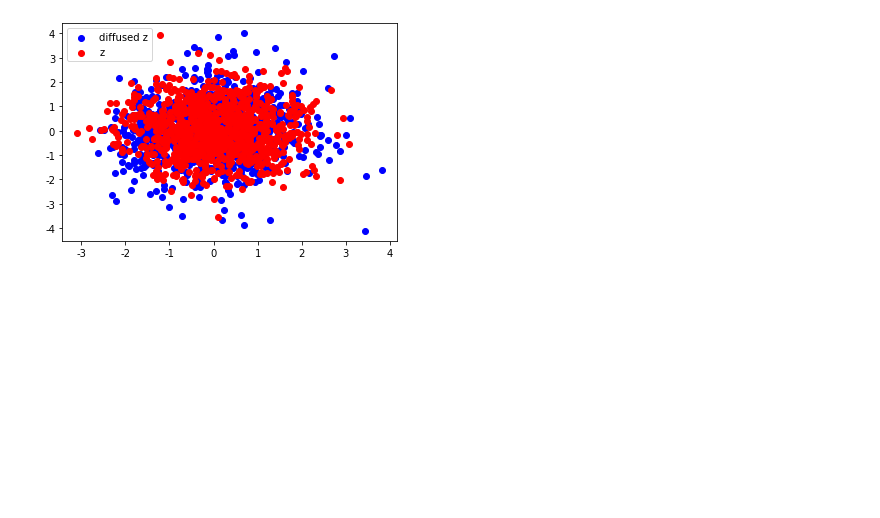
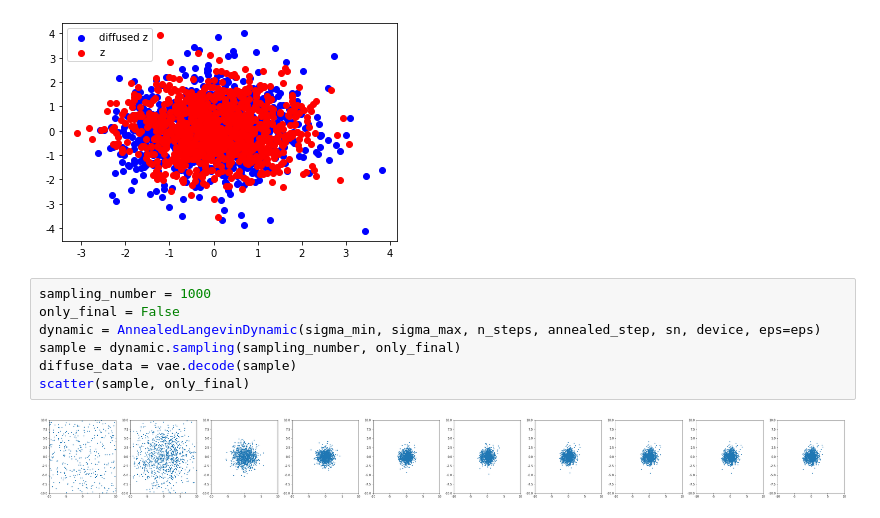
Before and after one commit to wangxuuu/LSGM-demo, a Jupyter notebook: cluster2_DAE_demo.ipynb, the cells around one changed output. Saved outputs shown, nothing was run; the diff lists cells and outputs as text; blank space fills up the shorter version.

Commit message:
add plot

```diff
--- a/cluster2_DAE_demo.ipynb
+++ b/cluster2_DAE_demo.ipynb
@@ -152,3 +152,12 @@ plt.legend()
 # %% [output]
 <matplotlib.legend.Legend at 0x...>
 [figure]
+# %%
+sampling_number = 1000
+only_final = False
+dynamic = AnnealedLangevinDynamic(sigma_min, sigma_max, n_steps, annealed_step, sn, device, eps=eps)
+sample = dynamic.sampling(sampling_number, only_final)
+diffuse_data = vae.decode(sample)
+scatter(sample, only_final)
+# %% [output]
+[figure, added]
```
Also changed, not shown: parts of 1 cell of this notebook.
